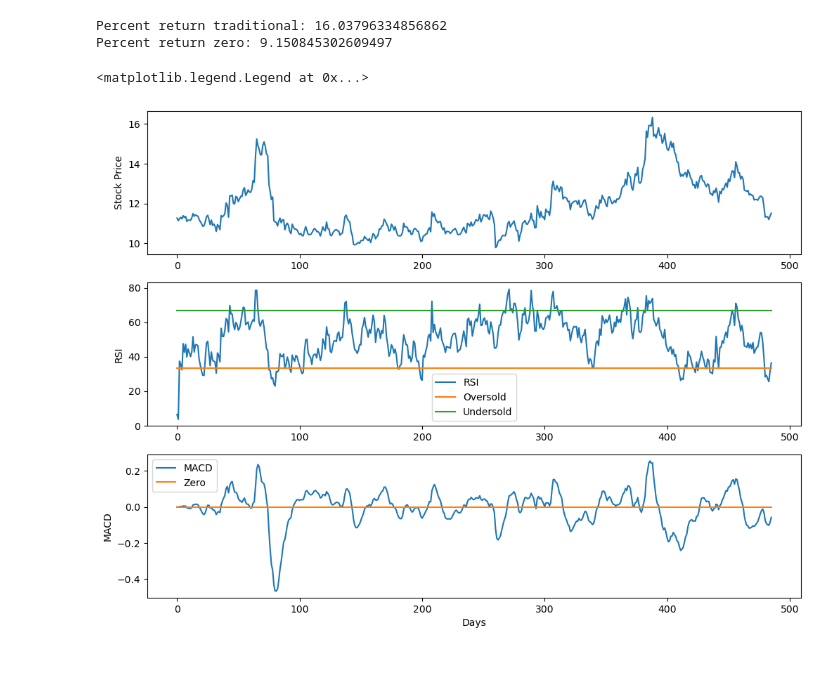
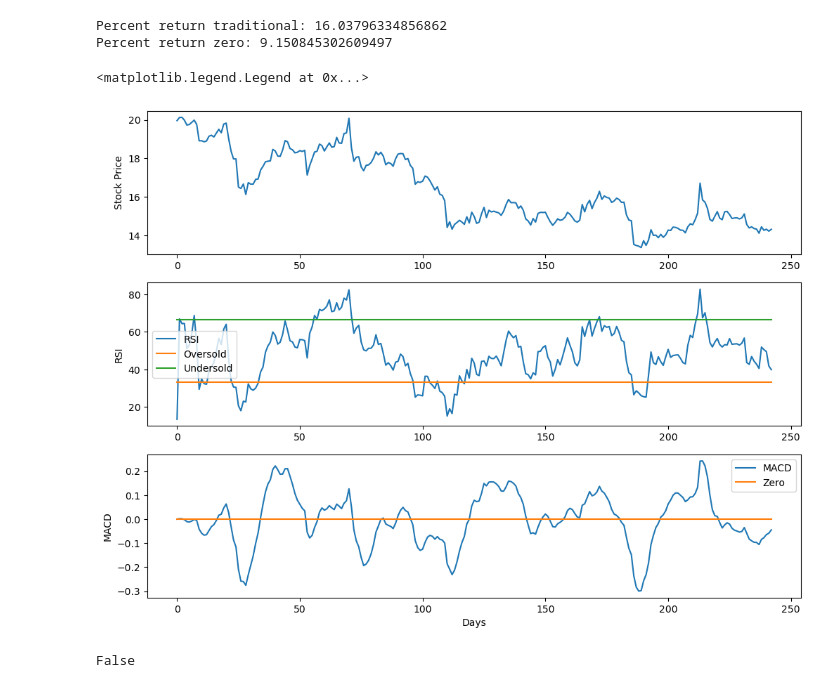
Before and after one commit to a1kyritsis/flipr, a Jupyter notebook: retreaval.ipynb, the cells around one changed output. Drawn from its saved outputs; the diff is of its cells as text; code cells hidden in the pictures.

```diff
--- a/retreaval.ipynb
+++ b/retreaval.ipynb
@@ -187,30 +187,35 @@ print("Percent return zero:", percent_inc_zero*100)
 Percent return traditional: 16.03796334856862
 Percent return zero: 9.150845302609497
 # %%
-temp = loaddata("r_ti2", 20190101, 20201231)
-temp1 = loaddata("mid_close", 20190101, 20201231)
-test1 = temp1.iloc[2].dropna().ewm(span=12, ignore_na=True).mean()
-test2 = temp1.iloc[2].dropna().ewm(span=26, ignore_na=True).mean()
+comp = 1005
+temp = loaddata("r_ti2", 20180101, 20190101)
+temp1 = loaddata("mid_close", 20180101, 20190101)
+test1 = temp1.iloc[comp].dropna().ewm(span=12, ignore_na=True).mean()
+test2 = temp1.iloc[comp].dropna().ewm(span=26, ignore_na=True).mean()
 macd = test1 - test2
 signal = macd.ewm(span=9, ignore_na=True).mean()
 xzero = [0 for i in range(len(macd))]
-rsi = RSI(temp.iloc[2], 12)
+rsi = RSI(temp.iloc[comp], 12)
 
 fig, ax = plt.subplots(3, figsize = (12,9))
-ax[0].plot(np.array(temp1.iloc[2].dropna()))
+ax[0].plot(np.array(temp1.iloc[comp].dropna()))
 ax[0].set_ylabel("Stock Price")
 ax[1].plot(rsi, label="RSI")
 ax[1].plot([33.3 for i in range(len(rsi))], label="Oversold")
 ax[1].plot([66.6 for i in range(len(rsi))], label="Undersold")
 ax[1].set_ylabel("RSI")
 ax[1].legend()
-ax[2].plot(np.array(MACD(temp1.iloc[2],26,12,9)), label="MACD")
+ax[2].plot(np.array(MACD(temp1.iloc[comp],26,12,9)), label="MACD")
 #ax[2].plot(np.array(macd), label="MACD")
 #ax[2].plot(np.array(signal), label="Signal")
 ax[2].plot(np.array(xzero), label="Zero")
 ax[2].set_ylabel("MACD")
 ax[2].set_xlabel("Days")
 ax[2].legend()
 # %% [output]
 <matplotlib.legend.Legend at 0x...>
-[figure, old version]
+[figure, new version]
+# %%
+np.NaN >= 0
+# %% [output]
+False
```
Also changed, not shown: 2 other files.
